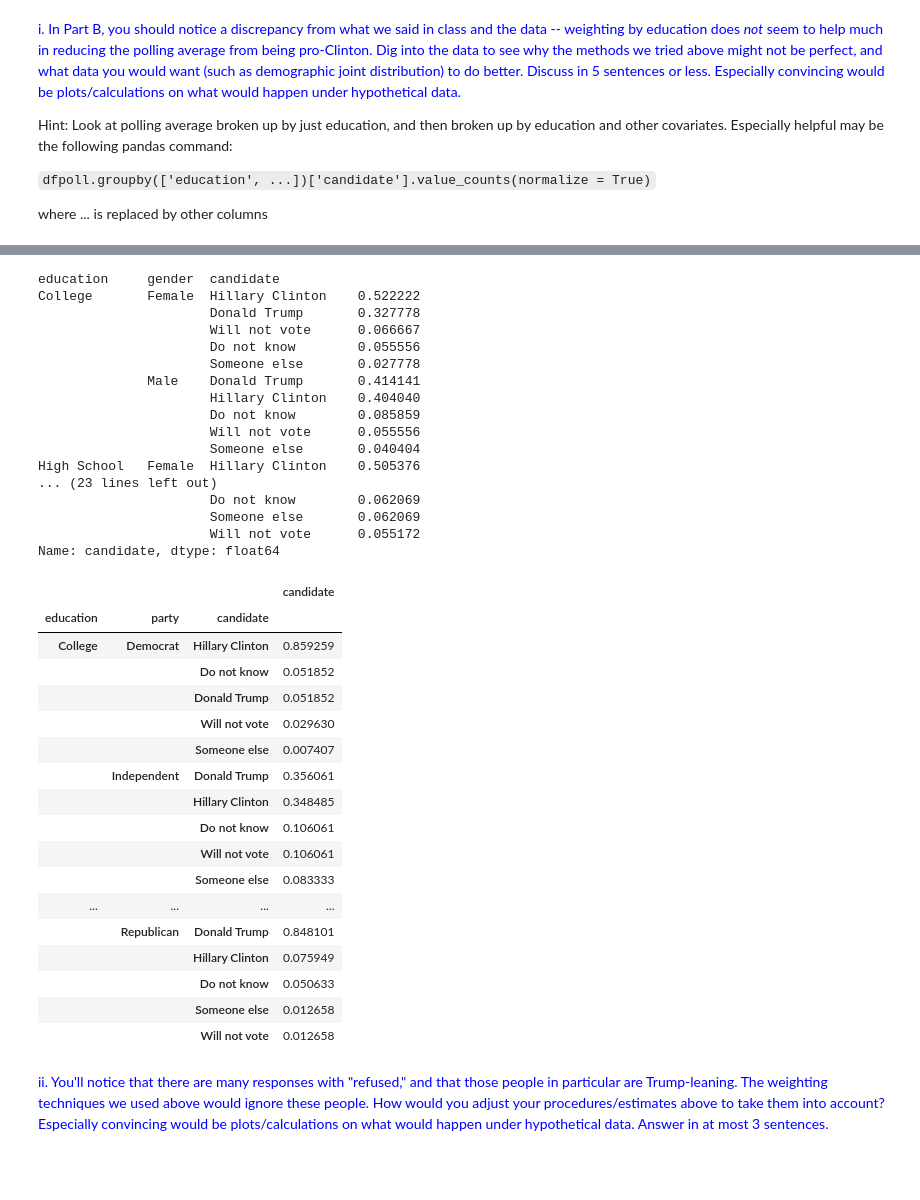
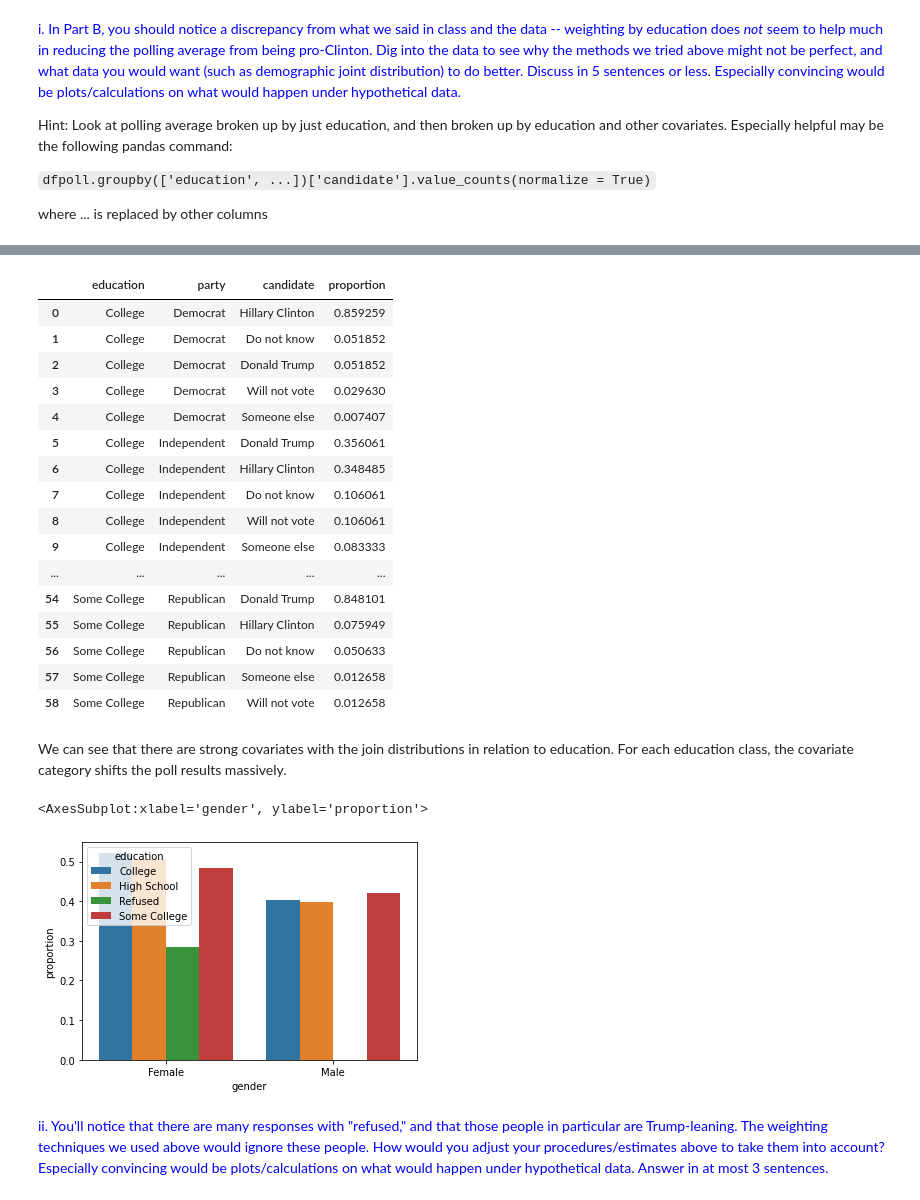
Before and after one commit to martinsun0/People-Data-Systems, a Jupyter notebook: HW1/HW1_assignment.ipynb, the cells around one changed output, grey strips where cells are left out. Saved outputs shown, nothing was run; the diff lists cells and outputs as text; code cells hidden in the pictures; blank space fills up the shorter version.

```diff
--- a/HW1/HW1_assignment.ipynb
+++ b/HW1/HW1_assignment.ipynb
@@ -500,44 +516,33 @@ Name: candidate, dtype: float64
+# %%
+edu_gender_cov = dfpoll.groupby(['education', 'gender'])['candidate'].value_counts(normalize = True).reset_index(name ='proportion')
 # %%
-dfpoll.groupby(['education', 'gender'])['candidate'].value_counts(normalize = True)[0:35]
+dfpoll.groupby(['education', 'party'])['candidate'].value_counts(normalize = True).reset_index(name ='proportion')
 # %% [output]
-education     gender  candidate
-College       Female  Hillary Clinton    0.522222
-                      Donald Trump       0.327778
-                      Will not vote      0.066667
-                      Do not know        0.055556
-                      Someone else       0.027778
-              Male    Donald Trump       0.414141
-                      Hillary Clinton    0.404040
-                      Do not know        0.085859
-                      Will not vote      0.055556
-                      Someone else       0.040404
-High School   Female  Hillary Clinton    0.505376
-... (23 lines left out)
-                      Do not know        0.062069
-                      Someone else       0.062069
-                      Will not vote      0.055172
-Name: candidate, dtype: float64
+|  | education | party | candidate | proportion |
+| 0 | College | Democrat | Hillary Clinton | 0.859259 |
+| 1 | College | Democrat | Do not know | 0.051852 |
+| 2 | College | Democrat | Donald Trump | 0.051852 |
+| 3 | College | Democrat | Will not vote | 0.029630 |
+| 4 | College | Democrat | Someone else | 0.007407 |
+| 5 | College | Independent | Donald Trump | 0.356061 |
+| 6 | College | Independent | Hillary Clinton | 0.348485 |
+| 7 | College | Independent | Do not know | 0.106061 |
+| 8 | College | Independent | Will not vote | 0.106061 |
+| 9 | College | Independent | Someone else | 0.083333 |
+| ... | ... | ... | ... | ... |
+| 54 | Some College | Republican | Donald Trump | 0.848101 |
+| 55 | Some College | Republican | Hillary Clinton | 0.075949 |
+| 56 | Some College | Republican | Do not know | 0.050633 |
+| 57 | Some College | Republican | Someone else | 0.012658 |
+| 58 | Some College | Republican | Will not vote | 0.012658 |
-# %%
-dfpoll.groupby(['education', 'party'])['candidate'].value_counts(normalize = True).to_frame()
-# %% [output]
-|  |  |  | candidate |
-| education | party | candidate |  |
-| College | Democrat | Hillary Clinton | 0.859259 |
-|  |  | Do not know | 0.051852 |
-|  |  | Donald Trump | 0.051852 |
-|  |  | Will not vote | 0.029630 |
-|  |  | Someone else | 0.007407 |
-|  | Independent | Donald Trump | 0.356061 |
-|  |  | Hillary Clinton | 0.348485 |
-|  |  | Do not know | 0.106061 |
-|  |  | Will not vote | 0.106061 |
-|  |  | Someone else | 0.083333 |
-| ... | ... | ... | ... |
-|  | Republican | Donald Trump | 0.848101 |
-|  |  | Hillary Clinton | 0.075949 |
-|  |  | Do not know | 0.050633 |
-|  |  | Someone else | 0.012658 |
-|  |  | Will not vote | 0.012658 |
+# %% [markdown]
+We can see that there are strong covariates with the join distributions in relation to education.
+For each education class, the covariate category shifts the poll results massively.
+# %%
+sns.barplot(edu_gender_cov[edu_gender_cov['candidate'] == 'Hillary Clinton']['gender'], edu_gender_cov[edu_gender_cov['candidate'] == 'Hillary Clinton']['proportion'], hue = edu_gender_cov['education'])
+# %% [output]
+<AxesSubplot:xlabel='gender', ylabel='proportion'>
+[figure, added]
 # %% [markdown]
 <font color='blue'> ii. You'll notice that there are many responses with "refused," and that those people in particular are Trump-leaning. The weighting techniques we used above would ignore these people. How would you adjust your procedures/estimates above to take them into account? Especially convincing would be plots/calculations on what would happen under hypothetical data. Answer in at most 3 sentences.
 # %% [markdown]
```
Also changed, not shown: parts of 6 cells of this notebook, 2 other files.
